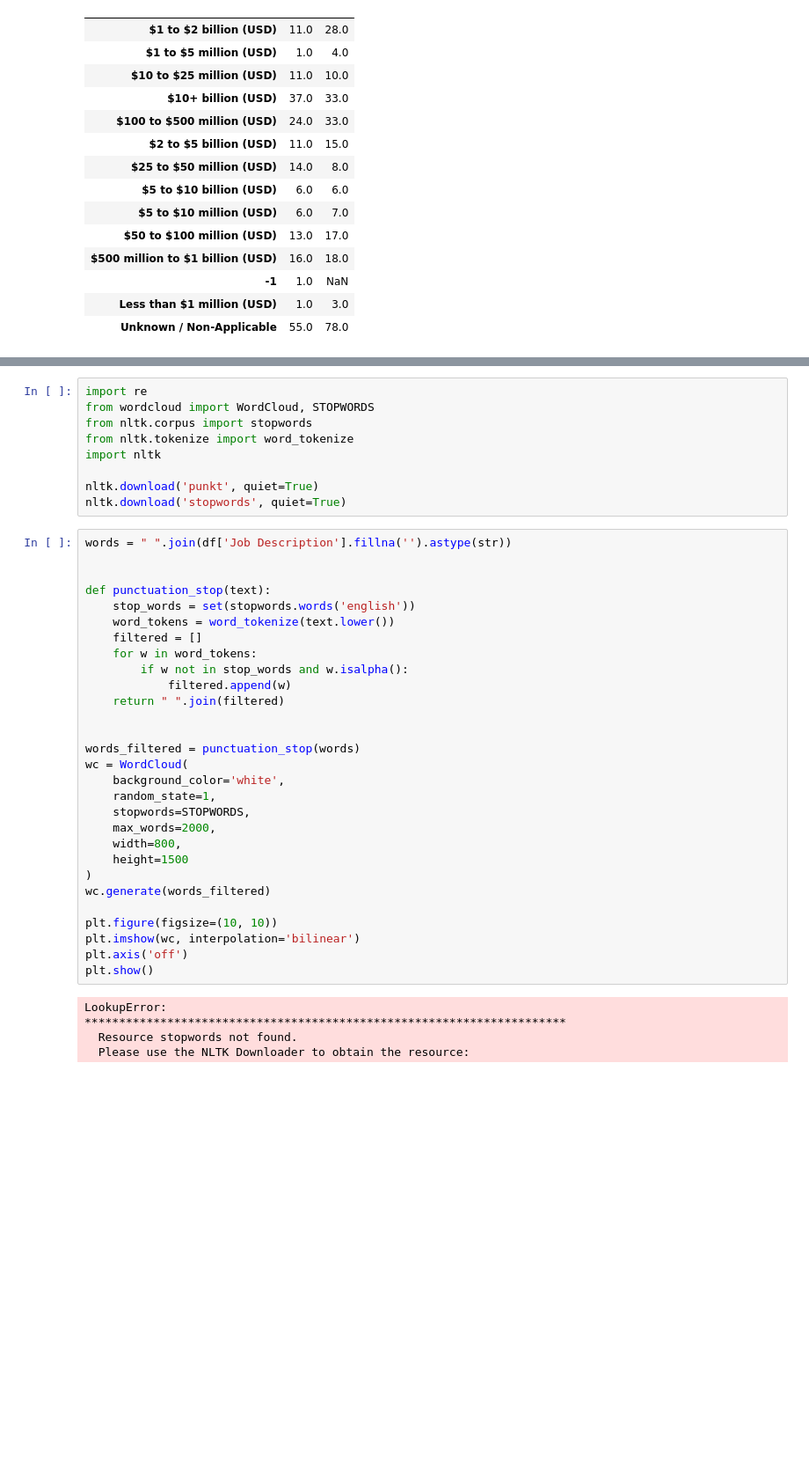
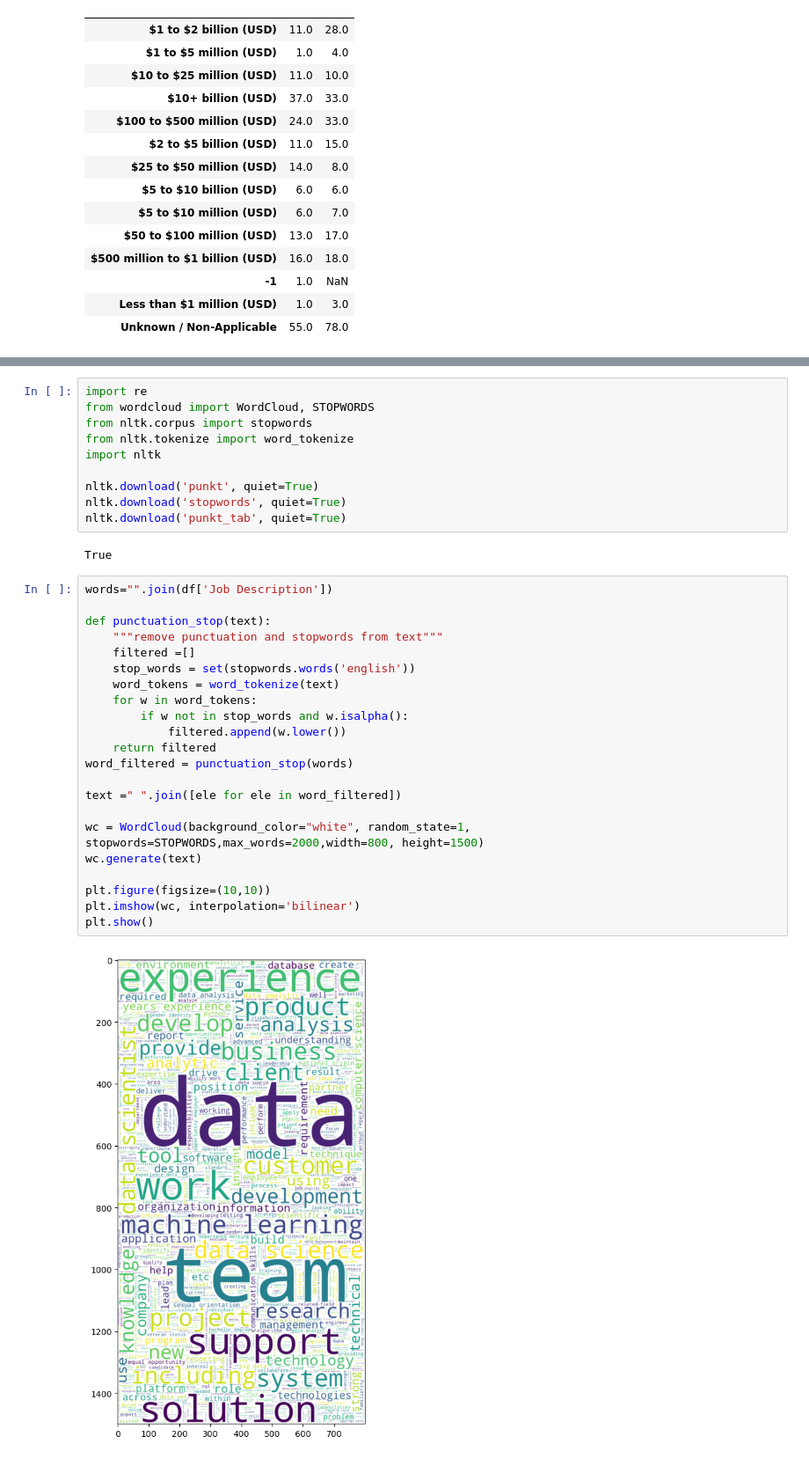
Before and after one commit to ymoshood679-glitch/ds_salary_proj, a Jupyter notebook: EDA/eda.ipynb, the cells around one changed output, grey strips where cells are left out. Shown at 88% size. Drawn from its saved outputs; the diff is of its cells as text; blank space fills up the shorter version.

```diff
--- a/EDA/eda.ipynb
+++ b/EDA/eda.ipynb
@@ -462,37 +458,30 @@ import nltk
 
 nltk.download('punkt', quiet=True)
 nltk.download('stopwords', quiet=True)
+nltk.download('punkt_tab', quiet=True)
+# %% [output]
+True
 # %%
-words = " ".join(df['Job Description'].fillna('').astype(str))
-
+words="".join(df['Job Description'])
 
 def punctuation_stop(text):
+    """remove punctuation and stopwords from text"""
+    filtered =[]
     stop_words = set(stopwords.words('english'))
-    word_tokens = word_tokenize(text.lower())
-    filtered = []
+    word_tokens = word_tokenize(text)
     for w in word_tokens:
         if w not in stop_words and w.isalpha():
-            filtered.append(w)
-    return " ".join(filtered)
+            filtered.append(w.lower())
+    return filtered
+word_filtered = punctuation_stop(words)
 
+text =" ".join([ele for ele in word_filtered])
 
-words_filtered = punctuation_stop(words)
-wc = WordCloud(
-    background_color='white',
-    random_state=1,
-    stopwords=STOPWORDS,
-    max_words=2000,
-    width=800,
-    height=1500
-)
-wc.generate(words_filtered)
+wc = WordCloud(background_color="white", random_state=1, stopwords=STOPWORDS,max_words=2000,width=800, height=1500)
+wc.generate(text)
 
-plt.figure(figsize=(10, 10))
+plt.figure(figsize=(10,10))
 plt.imshow(wc, interpolation='bilinear')
-plt.axis('off')
 plt.show()
 # %% [output]
-LookupError:
-**********************************************************************
-  Resource stopwords not found.
-  Please use the NLTK Downloader to obtain the resource:
+[figure, added]
```
Also changed, not shown: parts of 1 cell of this notebook.
